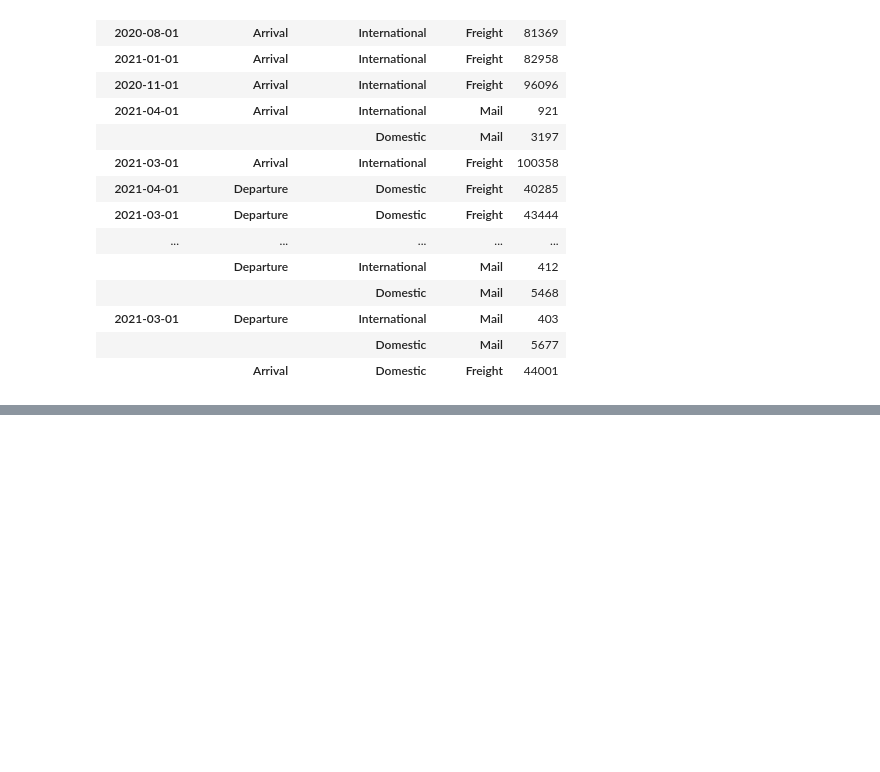
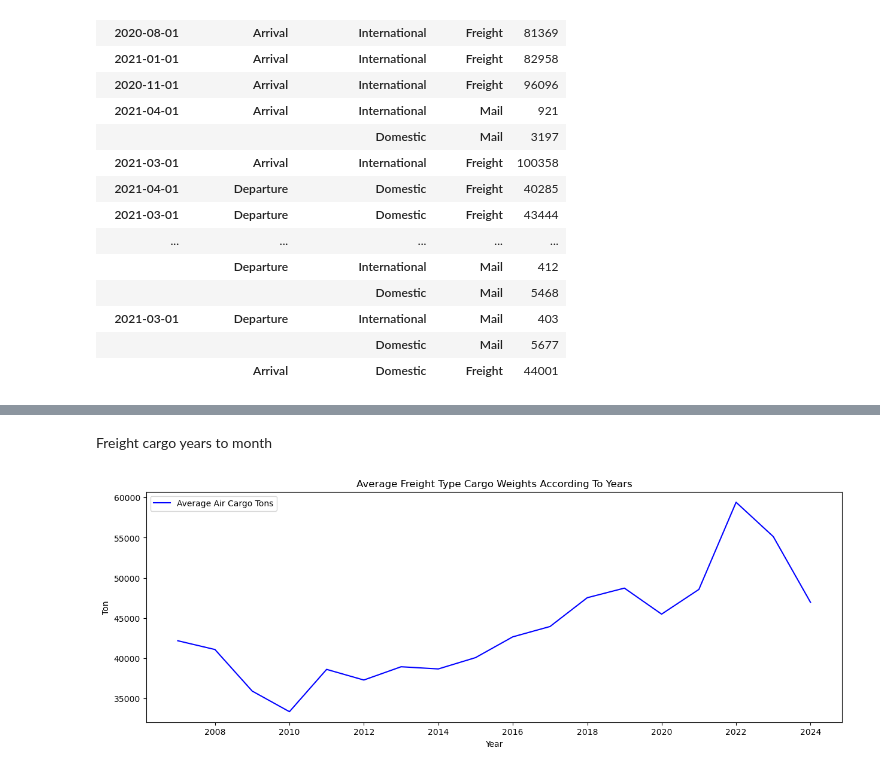
Before and after one commit to IsaganiJulian/LAX_Analysis, a Jupyter notebook: cargo/cargo.ipynb, the cells around one changed output, grey strips where cells are left out. Saved outputs shown, nothing was run; the diff lists cells and outputs as text; code cells hidden in the pictures; blank space fills up the shorter version.

```diff
--- a/cargo/cargo.ipynb
+++ b/cargo/cargo.ipynb
@@ -334,0 +368,12 @@ cargo_df = pd.read_csv(r'/Users/isaganijulian/Downloads/cargo_df.csv')
+# %% [markdown]
+Freight cargo years to month
+# %%
+plt.figure(figsize=(15,5))
+plt.plot(freight.select_dtypes(exclude=['category']).resample('A').mean(),color="b",label="Average Air Cargo Tons")
+plt.legend()
+plt.xlabel("Year")
+plt.ylabel("Ton")
+plt.title("Average Freight Type Cargo Weights According To Years")
+plt.show()
+# %% [output]
+[figure, added]
```
Also changed, not shown: parts of 26 cells of this notebook.
